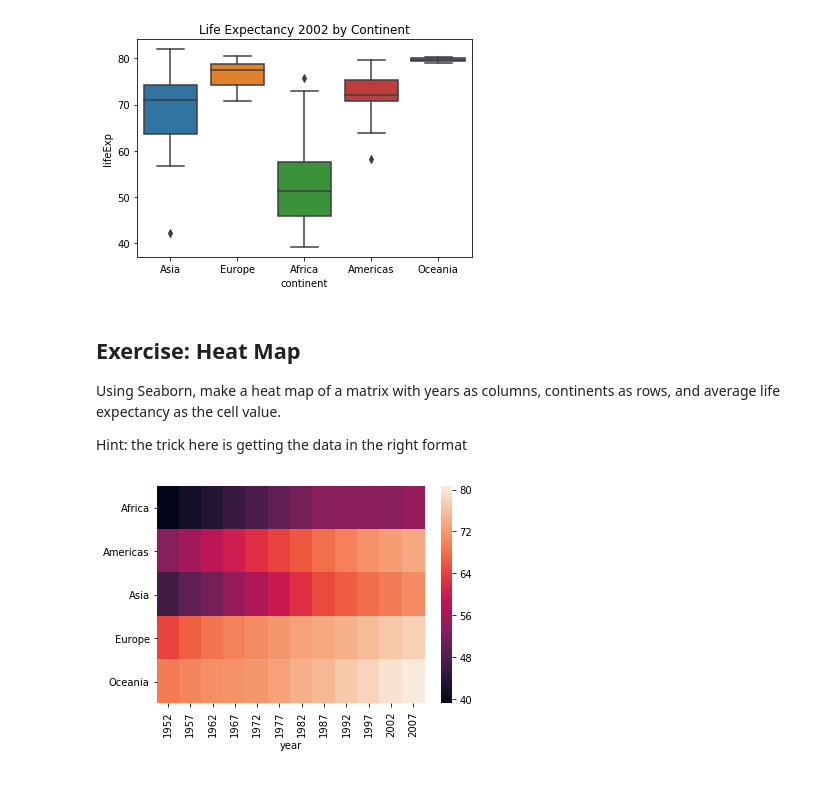
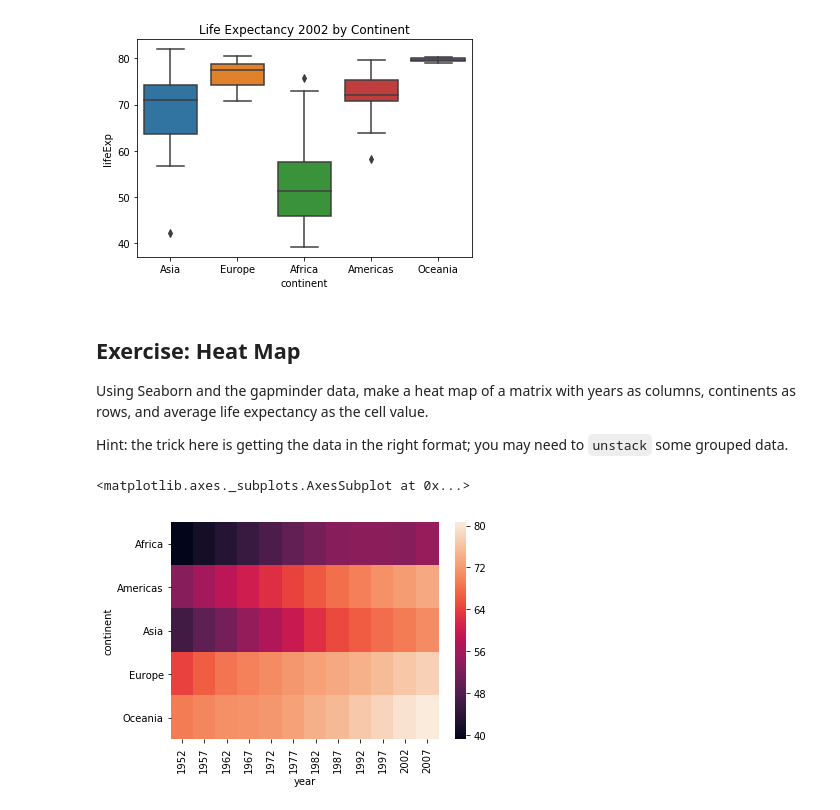
Before and after one commit to nuitrcs/pythonworkshops, a Jupyter notebook: dataanalysis/visualization/visualization_exercises_with_answers.ipynb, the cells around one changed output. Cells and saved outputs as stored; diff of their text form; code cells hidden in the pictures.

Commit message:
replication example; fixed pandas data wrangling

```diff
--- a/dataanalysis/visualization/visualization_exercises_with_answers.ipynb
+++ b/dataanalysis/visualization/visualization_exercises_with_answers.ipynb
@@ -142,16 +140,14 @@ p1.set_title("Life Expectancy 2002 by Continent");
 # %% [markdown]
 ## Exercise: Heat Map
 
-Using Seaborn, make a heat map of a matrix with years as columns, continents as rows, and average life expectancy as the cell value.
+Using Seaborn and the gapminder data, make a heat map of a matrix with years as columns, continents as rows, and average life expectancy as the cell value.
 
-Hint: the trick here is getting the data in the right format
+Hint: the trick here is getting the data in the right format; you may need to `unstack` some grouped data.
-# %%
-grouped = gapminder.groupby(['year','continent']).mean().reset_index()
-d = {'year':grouped.year.unique()}
-for cont in grouped.continent.unique():
-    d[cont] = grouped.loc[grouped['continent']==cont,'lifeExp'].tolist()
-restructured = pd.DataFrame(d)
-restructured = restructured.set_index('year')
-sns.heatmap(restructured.T);
-# %% [output]
-[figure, removed]
+# %%
+grouped = gapminder.groupby(['year','continent']).mean()
+grouped = grouped['lifeExp']
+grouped = grouped.unstack(level=0)
+sns.heatmap(grouped);
+# %% [output]
+<matplotlib.axes._subplots.AxesSubplot at 0x...>
+[figure, added]
```
Also changed, not shown: parts of 5 cells of this notebook.
